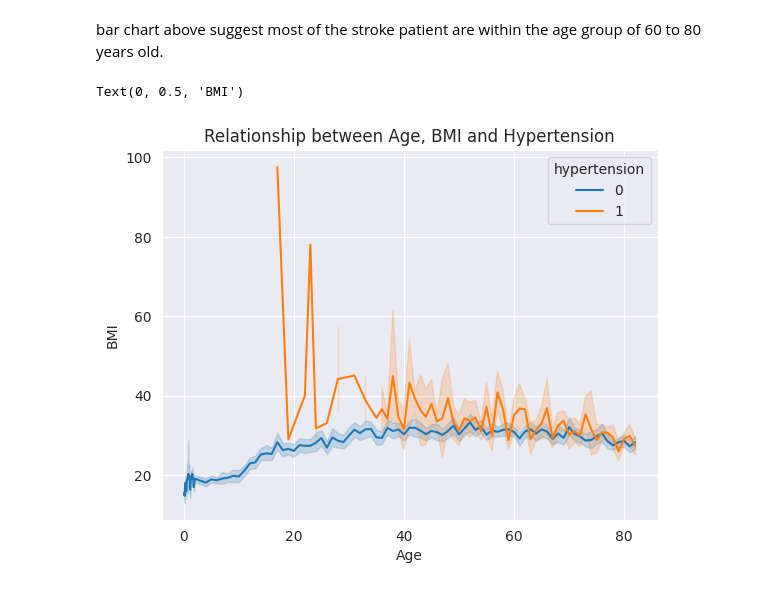
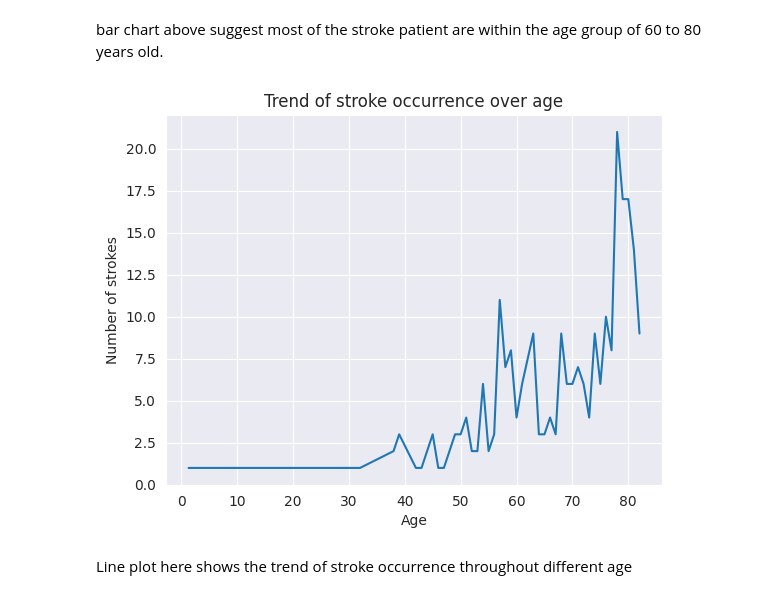
Before and after one commit to hawkeyedatatsai/Stroke-Prediction, a Jupyter notebook: Stroke_Prediction.ipynb, the cells around one changed output. Saved outputs shown, nothing was run; the diff lists cells and outputs as text; code cells hidden in the pictures.

```diff
--- a/Stroke_Prediction.ipynb
+++ b/Stroke_Prediction.ipynb
@@ -325,11 +325,19 @@ plt.show()
 [figure]
 # %% [markdown]
 bar chart above suggest most of the stroke patient are within the age group of 60 to 80 years old.
-# %%
-sns.lineplot(x='age', y='bmi', hue='hypertension', data=df)
-plt.title('Relationship between Age, BMI and Hypertension')
-plt.xlabel('Age')
-plt.ylabel('BMI')
-# %% [output]
-Text(0, 0.5, 'BMI')
-[figure, removed]
+# %%
+#group data by age and count number of strokes
+age_stroke_counts = df[df['stroke']==1].groupby(['age'])['stroke'].count().reset_index(name='count')
+
+#create the line plot
+plt.plot(age_stroke_counts['age'], age_stroke_counts['count'])
+
+plt.xlabel('Age')
+plt.ylabel('Number of strokes')
+plt.title('Trend of stroke occurrence over age')
+
+plt.show()
+# %% [output]
+[figure, added]
+# %% [markdown]
+Line plot here shows  the trend of stroke occurrence throughout different age
```
Also changed, not shown: parts of 5 cells of this notebook.
